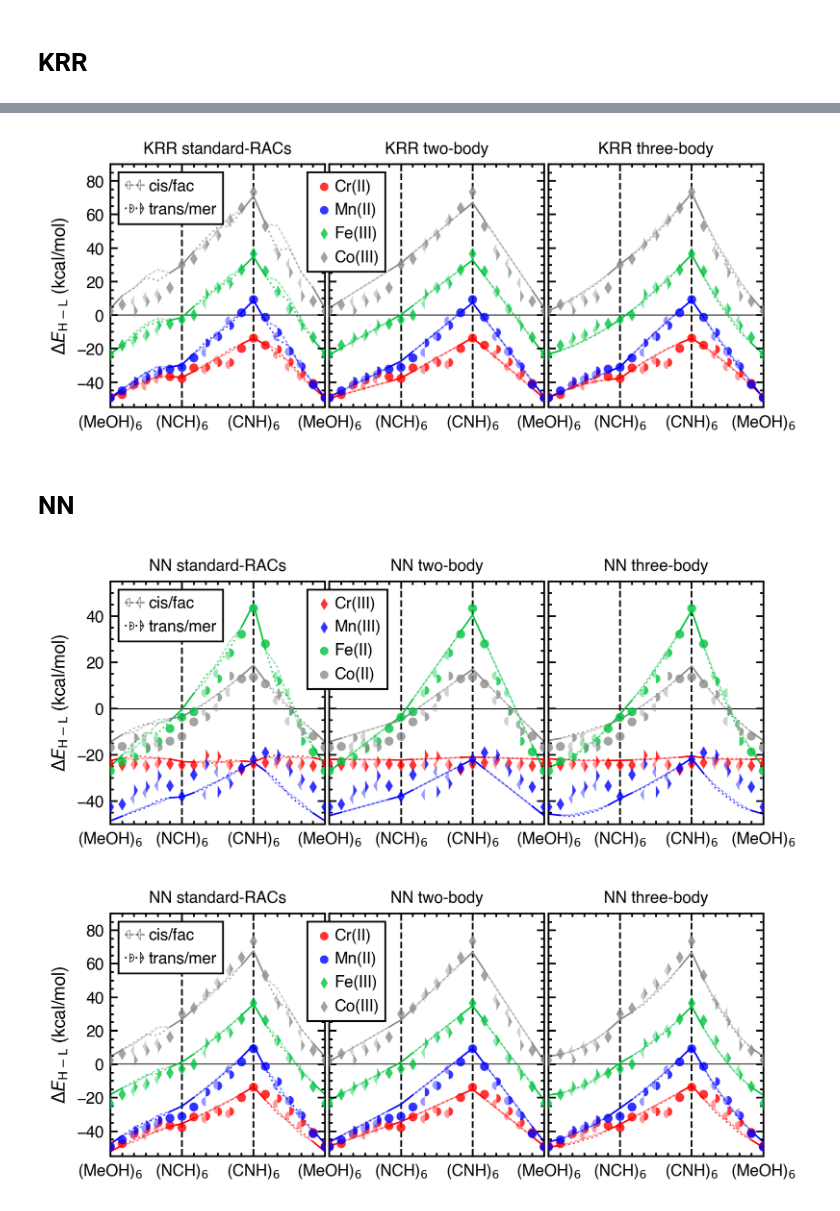
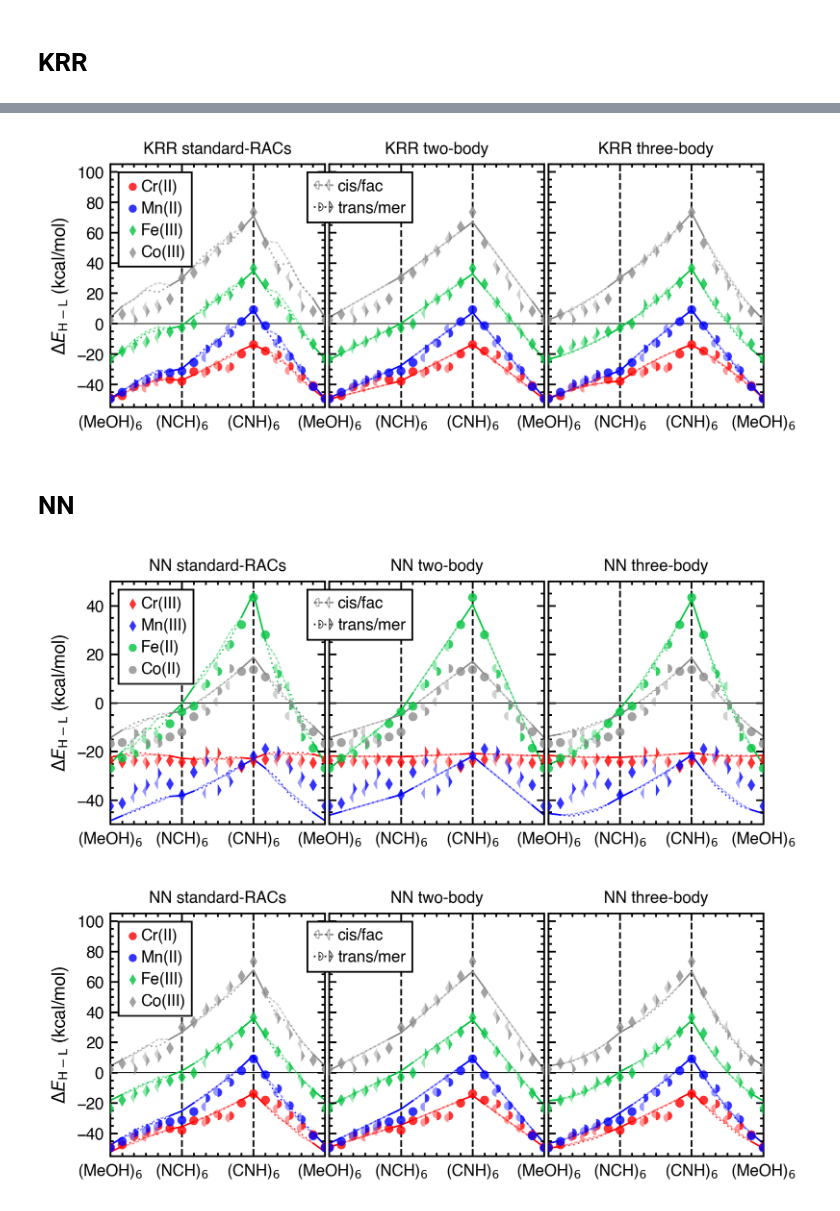
Before and after one commit to hjkgrp/many_body_ml, a Jupyter notebook: scripts_and_notebooks/plotting/interpolation_plot_sse_horizontal.ipynb, the cells around one changed output, grey strips where cells are left out. Cells and saved outputs as stored; diff of their text form; code cells hidden in the pictures.

Commit message:
Swap core and isomer legend

```diff
--- a/scripts_and_notebooks/plotting/interpolation_plot_sse_horizontal.ipynb
+++ b/scripts_and_notebooks/plotting/interpolation_plot_sse_horizontal.ipynb
@@ -287,7 +287,7 @@ def base_plot(
             )
     # Add Legend
     # First for cores
-    ax = axes[1]
+    ax = axes[0]
     handles = []
     labels = []
     for core in cores_to_plot:
@@ -305,14 +305,15 @@ def base_plot(
         labels,
         loc="upper left",
         ncols=1,
-        markerscale=0.95,
-        bbox_to_anchor=(-0.14, 1.0),
-        handlelength=1.3,
+        markerscale=0.90,
+        bbox_to_anchor=(0.0, 1.0),
+        labelspacing=0.4,
+        handlelength=1.0,
         handletextpad=0.0,
     )
 
     # Then for isomers
-    ax = axes[0]
+    ax = axes[1]
     isomer_handles = []
     isomer_labels = ["cis/fac", "trans/mer"]
 
@@ -347,6 +348,8 @@ def base_plot(
             tuple: HandlerTuple(ndivide=2, pad=0.0),
         },
         loc="upper left",
+        bbox_to_anchor=(-0.14, 1.0),
+        labelspacing=0.4,
         handlelength=1.3,
         handletextpad=0.2,
         scatteryoffsets=[0.5],
@@ -379,26 +382,26 @@ fig.savefig("plots/interpolation_plot_sse_horizontal_krr_2.pdf")
 # %%
 fig, _ = four_metal_plot(
     ["cr2", "mn2", "fe3", "co3"], krr_experiments, model_prefix="KRR ",
-    lowerlim=-55, upperlim=90
+    lowerlim=-55, upperlim=105
 )
 fig.savefig("plots/interpolation_plot_sse_horizontal_krr_3.pdf")
 # %% [output]
-[figure, old version]
+[figure, new version]
 # %% [markdown]
 # NN
 # %%
 fig, _ = four_metal_plot(
     ["cr3", "mn3", "fe2", "co2"], nn_experiments, model_prefix="NN ",
-    lowerlim=-50, upperlim=55
+    lowerlim=-50, upperlim=50
 )
 fig.savefig("plots/interpolation_plot_sse_horizontal_nn_1.pdf")
 # %% [output]
-[figure, old version]
+[figure, new version]
 # %%
 fig, _ = four_metal_plot(
     ["cr2", "mn2", "fe3", "co3"], nn_experiments, model_prefix="NN ",
-    lowerlim=-55, upperlim=90
+    lowerlim=-55, upperlim=105
 )
 fig.savefig("plots/interpolation_plot_sse_horizontal_nn_2.pdf")
 # %% [output]
-[figure, old version]
+[figure, new version]
```
Also changed, not shown: parts of 4 cells of this notebook, 5 other files.
